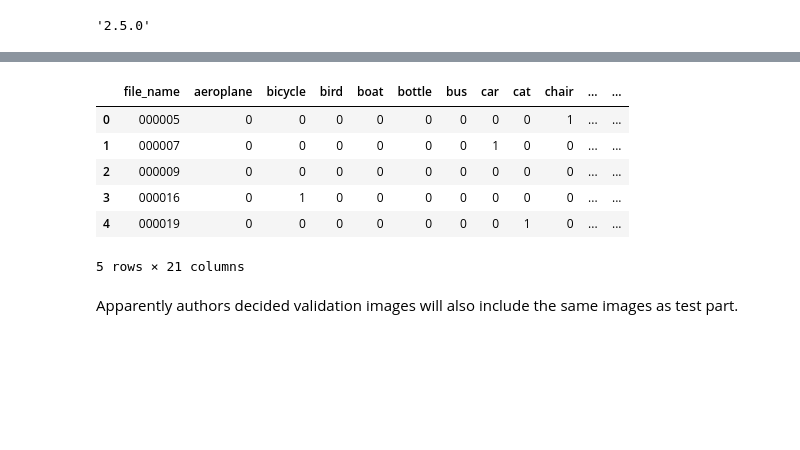
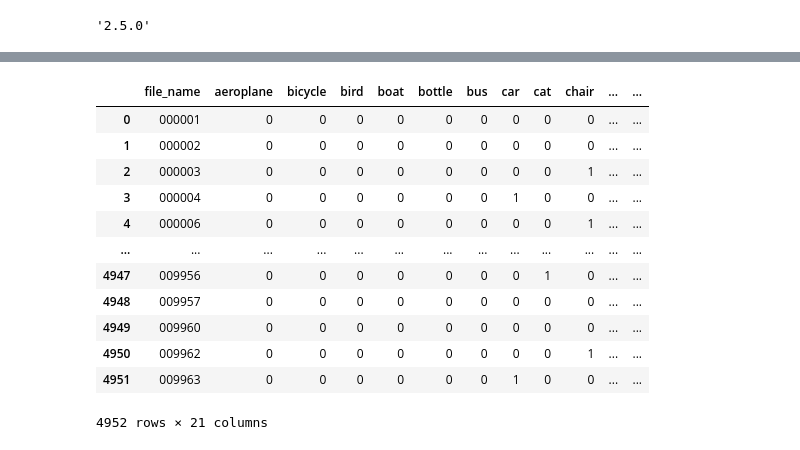
Before and after one commit to MortenTabaka/Deep-learning-exercises-with-TensorFlow2, a Jupyter notebook: Tabaka_Marcin_Transfer_learning.ipynb, the cells around one changed output, grey strips where cells are left out. Drawn from its saved outputs; the diff is of its cells as text; code cells hidden in the pictures; blank space fills up the shorter version.

Commit message:
modify function for getting dataframe (now it returns df for only one ds part); get df for test set

```diff
--- a/Tabaka_Marcin_Transfer_learning.ipynb
+++ b/Tabaka_Marcin_Transfer_learning.ipynb
@@ -100 +96,11 @@ df_train, df_val, df_test = get_dataframe_with_classes_in_image(folder_path)
+# %%
+folder_path = './data/VOCdevkit/VOC2007/ImageSets/Main/'
+
+df_train = get_dataframe_with_classes_in_images(folder_path, which_set='train')
+df_trainval = get_dataframe_with_classes_in_images(folder_path, which_set='trainval')
+df_val = get_dataframe_with_classes_in_images(folder_path, which_set='val')
+
+test_path = './data/VOCtest_06-Nov-2007/VOCdevkit/VOC2007/ImageSets/Main/'
+
+df_test = get_dataframe_with_classes_in_images(test_path, 'test')
 # %%
@@ -120,12 +154,16 @@ df_val.head()
 # %%
-df_test.head()
+df_test
 # %% [output]
 |  | file_name | aeroplane | bicycle | bird | boat | bottle | bus | car | cat | chair | ... | ... |
-| 0 | 000005 | 0 | 0 | 0 | 0 | 0 | 0 | 0 | 0 | 1 | ... | ... |
-| 1 | 000007 | 0 | 0 | 0 | 0 | 0 | 0 | 1 | 0 | 0 | ... | ... |
-| 2 | 000009 | 0 | 0 | 0 | 0 | 0 | 0 | 0 | 0 | 0 | ... | ... |
-| 3 | 000016 | 0 | 1 | 0 | 0 | 0 | 0 | 0 | 0 | 0 | ... | ... |
-| 4 | 000019 | 0 | 0 | 0 | 0 | 0 | 0 | 0 | 1 | 0 | ... | ... |
+| 0 | 000001 | 0 | 0 | 0 | 0 | 0 | 0 | 0 | 0 | 0 | ... | ... |
+| 1 | 000002 | 0 | 0 | 0 | 0 | 0 | 0 | 0 | 0 | 0 | ... | ... |
+| 2 | 000003 | 0 | 0 | 0 | 0 | 0 | 0 | 0 | 0 | 1 | ... | ... |
+| 3 | 000004 | 0 | 0 | 0 | 0 | 0 | 0 | 1 | 0 | 0 | ... | ... |
+| 4 | 000006 | 0 | 0 | 0 | 0 | 0 | 0 | 0 | 0 | 1 | ... | ... |
+| ... | ... | ... | ... | ... | ... | ... | ... | ... | ... | ... | ... | ... |
+| 4947 | 009956 | 0 | 0 | 0 | 0 | 0 | 0 | 0 | 1 | 0 | ... | ... |
+| 4948 | 009957 | 0 | 0 | 0 | 0 | 0 | 0 | 0 | 0 | 0 | ... | ... |
+| 4949 | 009960 | 0 | 0 | 0 | 0 | 0 | 0 | 0 | 0 | 0 | ... | ... |
+| 4950 | 009962 | 0 | 0 | 0 | 0 | 0 | 0 | 0 | 0 | 1 | ... | ... |
+| 4951 | 009963 | 0 | 0 | 0 | 0 | 0 | 0 | 1 | 0 | 0 | ... | ... |
-5 rows × 21 columns
+4952 rows × 21 columns
-# %% [markdown]
-Apparently authors decided validation images will also include the same images as test part.
```
Also changed, not shown: parts of 5 cells of this notebook.
